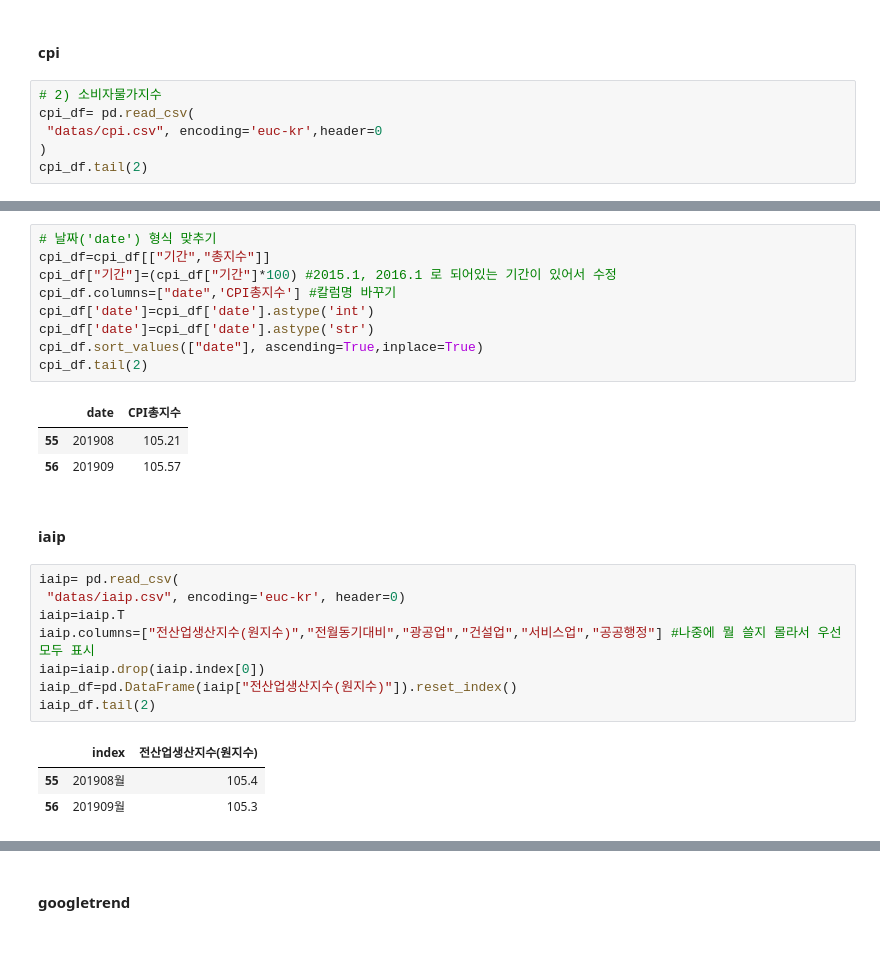
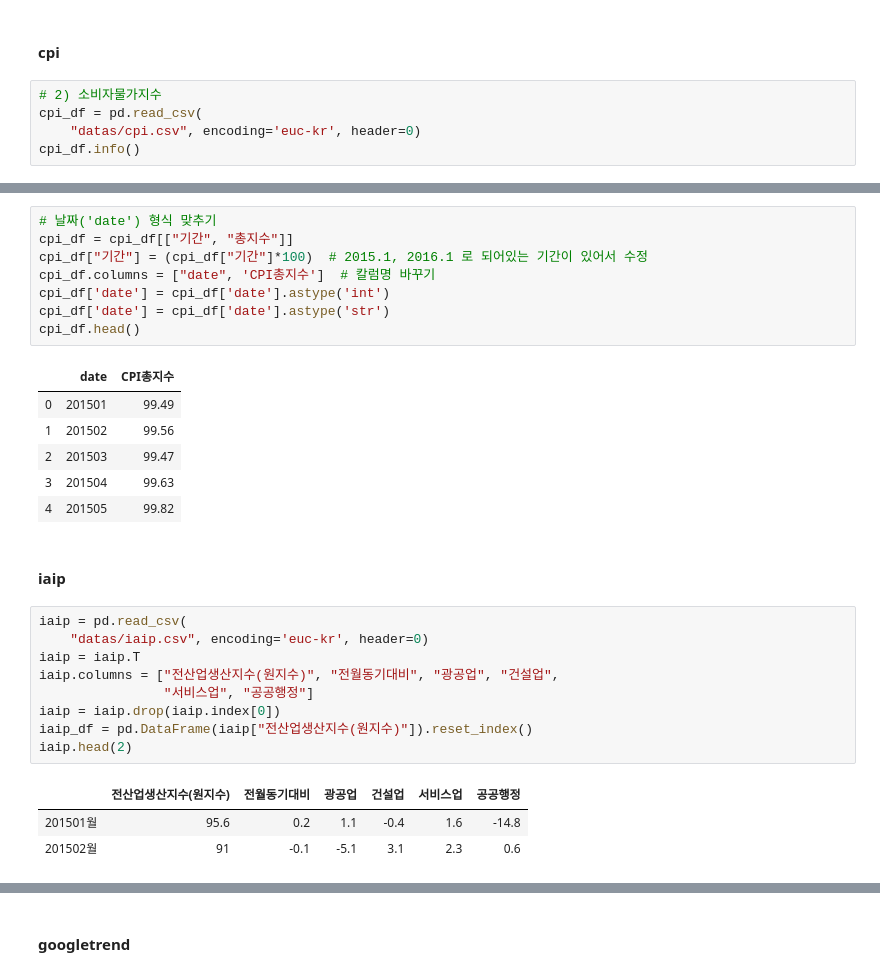
Before and after one commit to trhgu/EDA_project, a Jupyter notebook: EDA_final.ipynb, the cells around one changed output, grey strips where cells are left out. Cells and saved outputs as stored; diff of their text form; blank space fills up the shorter version.

```diff
--- a/EDA_final.ipynb
+++ b/EDA_final.ipynb
@@ -188,8 +81,7 @@ cofix_df.tail(2)
 #### cpi
 # %%
 # 2) 소비자물가지수
-cpi_df= pd.read_csv(
- "datas/cpi.csv", encoding='euc-kr',header=0
-)
-cpi_df.tail(2)
+cpi_df = pd.read_csv(
+    "datas/cpi.csv", encoding='euc-kr', header=0)
+cpi_df.info()
 # %% [output]
@@ -199,27 +101,30 @@ cpi_df.tail(2)
 # %%
 # 날짜('date') 형식 맞추기
-cpi_df=cpi_df[["기간","총지수"]]
-cpi_df["기간"]=(cpi_df["기간"]*100) #2015.1, 2016.1 로 되어있는 기간이 있어서 수정
-cpi_df.columns=["date",'CPI총지수'] #칼럼명 바꾸기
-cpi_df['date']=cpi_df['date'].astype('int')
-cpi_df['date']=cpi_df['date'].astype('str')
-cpi_df.sort_values(["date"], ascending=True,inplace=True)
-cpi_df.tail(2)
+cpi_df = cpi_df[["기간", "총지수"]]
+cpi_df["기간"] = (cpi_df["기간"]*100)  # 2015.1, 2016.1 로 되어있는 기간이 있어서 수정
+cpi_df.columns = ["date", 'CPI총지수']  # 칼럼명 바꾸기
+cpi_df['date'] = cpi_df['date'].astype('int')
+cpi_df['date'] = cpi_df['date'].astype('str')
+cpi_df.head()
 # %% [output]
 |  | date | CPI총지수 |
-| 55 | 201908 | 105.21 |
-| 56 | 201909 | 105.57 |
+| 0 | 201501 | 99.49 |
+| 1 | 201502 | 99.56 |
+| 2 | 201503 | 99.47 |
+| 3 | 201504 | 99.63 |
+| 4 | 201505 | 99.82 |
 # %% [markdown]
 #### iaip
 # %%
-iaip= pd.read_csv(
- "datas/iaip.csv", encoding='euc-kr', header=0)
-iaip=iaip.T
-iaip.columns=["전산업생산지수(원지수)","전월동기대비","광공업","건설업","서비스업","공공행정"] #나중에 뭘 쓸지 몰라서 우선 모두 표시
-iaip=iaip.drop(iaip.index[0])
-iaip_df=pd.DataFrame(iaip["전산업생산지수(원지수)"]).reset_index()
-iaip_df.tail(2)
+iaip = pd.read_csv(
+    "datas/iaip.csv", encoding='euc-kr', header=0)
+iaip = iaip.T
+iaip.columns = ["전산업생산지수(원지수)", "전월동기대비", "광공업", "건설업",
+                "서비스업", "공공행정"]
+iaip = iaip.drop(iaip.index[0])
+iaip_df = pd.DataFrame(iaip["전산업생산지수(원지수)"]).reset_index()
+iaip.head(2)
 # %% [output]
-|  | index | 전산업생산지수(원지수) |
-| 55 | 201908월 | 105.4 |
-| 56 | 201909월 | 105.3 |
+|  | 전산업생산지수(원지수) | 전월동기대비 | 광공업 | 건설업 | 서비스업 | 공공행정 |
+| 201501월 | 95.6 | 0.2 | 1.1 | -0.4 | 1.6 | -14.8 |
+| 201502월 | 91 | -0.1 | -5.1 | 3.1 | 2.3 | 0.6 |
```
Also changed, not shown: parts of 86 cells of this notebook.
